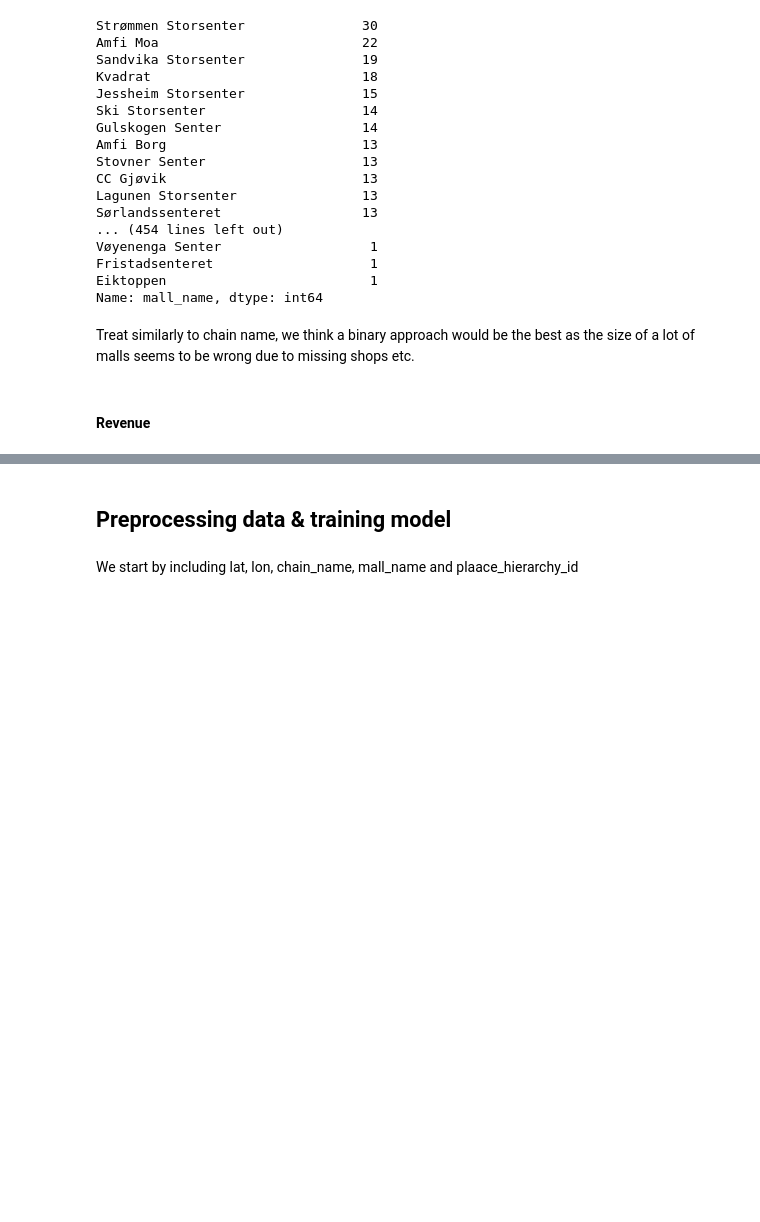
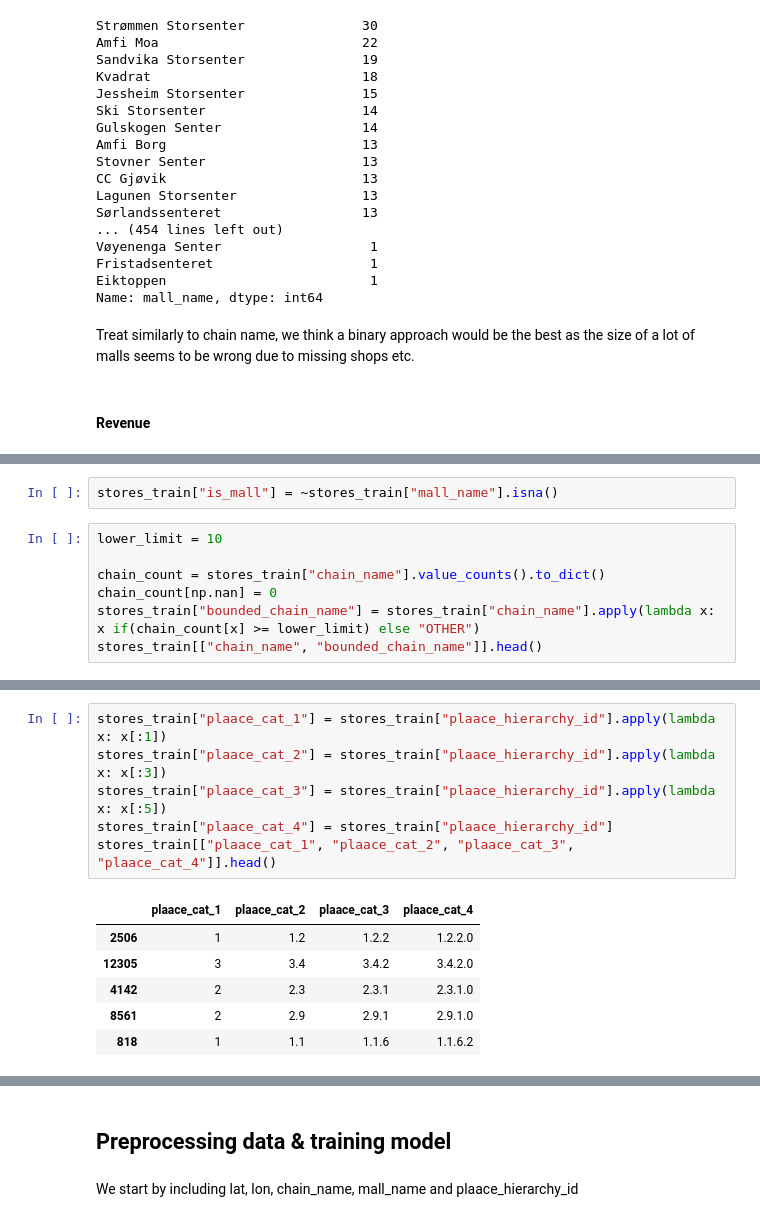
Before and after one commit to halvorlinder/TDT4173-Machine-Learning, a Jupyter notebook: experiments.ipynb, the cells around one changed output, grey strips where cells are left out. Drawn from its saved outputs; the diff is of its cells as text; blank space fills up the shorter version.

```diff
--- a/experiments.ipynb
+++ b/experiments.ipynb
@@ -233,0 +282,9 @@ ax3.set_title('Distribution of Revenues');
+# %%
+stores_train["is_mall"] = ~stores_train["mall_name"].isna()
+# %%
+lower_limit = 10
+
+chain_count = stores_train["chain_name"].value_counts().to_dict()
+chain_count[np.nan] = 0
+stores_train["bounded_chain_name"] = stores_train["chain_name"].apply(lambda x: x if(chain_count[x] >= lower_limit) else "OTHER")
+stores_train[["chain_name", "bounded_chain_name"]].head()
@@ -233,0 +298,13 @@ ax3.set_title('Distribution of Revenues');
+# %%
+stores_train["plaace_cat_1"] = stores_train["plaace_hierarchy_id"].apply(lambda x: x[:1])
+stores_train["plaace_cat_2"] = stores_train["plaace_hierarchy_id"].apply(lambda x: x[:3])
+stores_train["plaace_cat_3"] = stores_train["plaace_hierarchy_id"].apply(lambda x: x[:5])
+stores_train["plaace_cat_4"] = stores_train["plaace_hierarchy_id"]
+stores_train[["plaace_cat_1", "plaace_cat_2", "plaace_cat_3", "plaace_cat_4"]].head()
+# %% [output]
+|  | plaace_cat_1 | plaace_cat_2 | plaace_cat_3 | plaace_cat_4 |
+| 2506 | 1 | 1.2 | 1.2.2 | 1.2.2.0 |
+| 12305 | 3 | 3.4 | 3.4.2 | 3.4.2.0 |
+| 4142 | 2 | 2.3 | 2.3.1 | 2.3.1.0 |
+| 8561 | 2 | 2.9 | 2.9.1 | 2.9.1.0 |
+| 818 | 1 | 1.1 | 1.1.6 | 1.1.6.2 |
```
Also changed, not shown: parts of 41 cells of this notebook.
